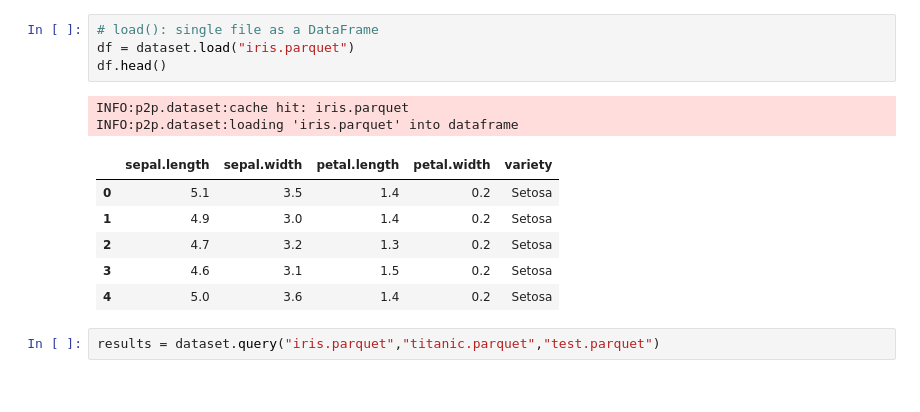
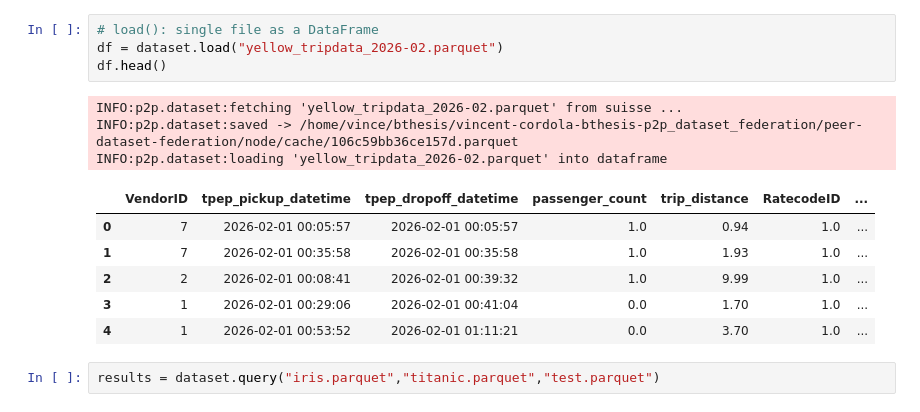
Before and after one commit to VinceCor/vincent-cordola-bthesis-p2p_dataset_federation, a Jupyter notebook: peer-dataset-federation/client/demo.ipynb, the cells around one changed output. Drawn from its saved outputs; the diff is of its cells as text.

Commit message:
add: Test Montreal switzerland peer

```diff
--- a/peer-dataset-federation/client/demo.ipynb
+++ b/peer-dataset-federation/client/demo.ipynb
@@ -30,17 +31,18 @@ dataset.files_df(2)
 | 1 | yellow_tripdata_2026-01.parquet | peer1 | 3724889 | 4 | 61.2 MB | VendorID, tpep_pickup_datetime, .... |
 # %%
 # load(): single file as a DataFrame
-df = dataset.load("iris.parquet")
+df = dataset.load("yellow_tripdata_2026-02.parquet")
 df.head()
 # %% [output]
-INFO:p2p.dataset:cache hit: iris.parquet
-INFO:p2p.dataset:loading 'iris.parquet' into dataframe
+INFO:p2p.dataset:fetching 'yellow_tripdata_2026-02.parquet' from suisse ...
+INFO:p2p.dataset:saved -> /home/vince/bthesis/vincent-cordola-bthesis-p2p_dataset_federation/peer-dataset-federation/node/cache/106c59bb36ce157d.parquet
+INFO:p2p.dataset:loading 'yellow_tripdata_2026-02.parquet' into dataframe
-|  | sepal.length | sepal.width | petal.length | petal.width | variety |
-| 0 | 5.1 | 3.5 | 1.4 | 0.2 | Setosa |
-| 1 | 4.9 | 3.0 | 1.4 | 0.2 | Setosa |
-| 2 | 4.7 | 3.2 | 1.3 | 0.2 | Setosa |
-| 3 | 4.6 | 3.1 | 1.5 | 0.2 | Setosa |
-| 4 | 5.0 | 3.6 | 1.4 | 0.2 | Setosa |
+|  | VendorID | tpep_pickup_datetime | tpep_dropoff_datetime | passenger_count | trip_distance | RatecodeID | ... |
+| 0 | 7 | 2026-02-01 00:05:57 | 2026-02-01 00:05:57 | 1.0 | 0.94 | 1.0 | ... |
+| 1 | 7 | 2026-02-01 00:35:58 | 2026-02-01 00:35:58 | 1.0 | 1.93 | 1.0 | ... |
+| 2 | 2 | 2026-02-01 00:08:41 | 2026-02-01 00:39:32 | 1.0 | 9.99 | 1.0 | ... |
+| 3 | 1 | 2026-02-01 00:29:06 | 2026-02-01 00:41:04 | 0.0 | 1.70 | 1.0 | ... |
+| 4 | 1 | 2026-02-01 00:53:52 | 2026-02-01 01:11:21 | 0.0 | 3.70 | 1.0 | ... |
 # %%
 results = dataset.query("iris.parquet","titanic.parquet","test.parquet")
 # %% [output]
```
Also changed, not shown: parts of 2 cells of this notebook.
